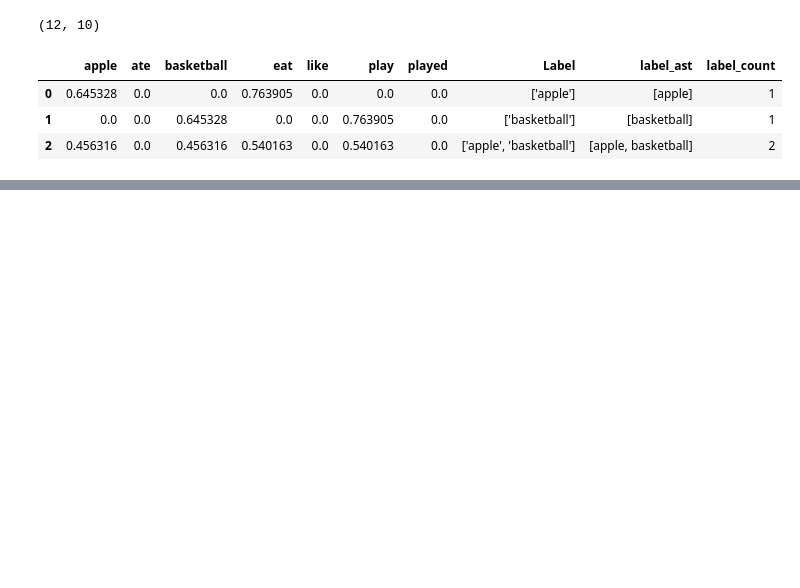
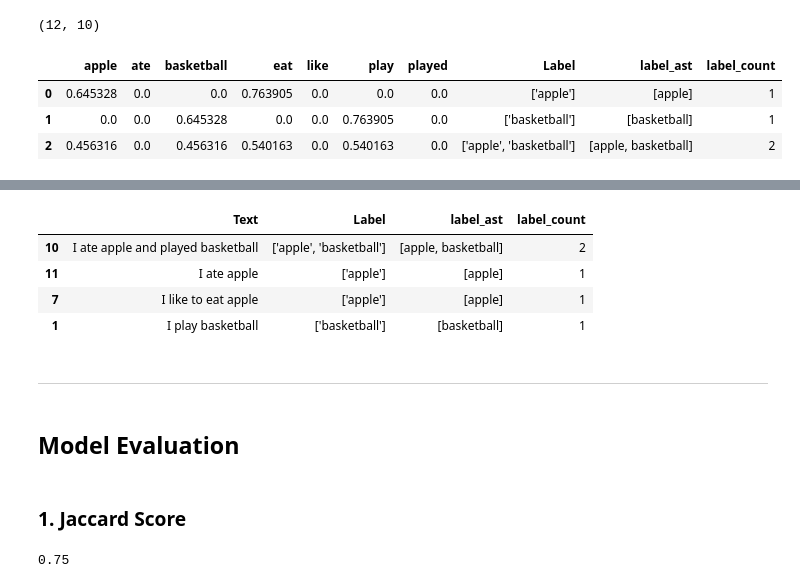
Before and after one commit to ashish-sharma-as/multioutput_classifier, a Jupyter notebook: multilabel_classification.ipynb, the cells around one changed output, grey strips where cells are left out. Cells and saved outputs as stored; diff of their text form; code cells hidden in the pictures; blank space fills up the shorter version.

Commit message:
Refactored code. Added jaccard_score file.

```diff
--- a/multilabel_classification.ipynb
+++ b/multilabel_classification.ipynb
@@ -174,0 +370,22 @@ df_processed.head(3)
+# %%
+# Seeing the corresponding full sentences
+
+df.loc[X_test.index, :]
+# %% [output]
+|  | Text | Label | label_ast | label_count |
+| 10 | I ate apple and played basketball | ['apple', 'basketball'] | [apple, basketball] | 2 |
+| 11 | I ate apple | ['apple'] | [apple] | 1 |
+| 7 | I like to eat apple | ['apple'] | [apple] | 1 |
+| 1 | I play basketball | ['basketball'] | [basketball] | 1 |
+# %% [markdown]
+---
+# %% [markdown]
+## Model Evaluation
+# %% [markdown]
+### 1. Jaccard Score
+# %%
+# From sklearn library
+
+jaccard_score(y_test, y_pred, average='samples')
+# %% [output]
+0.75
```
Also changed, not shown: parts of 54 cells of this notebook, 1 other file.
